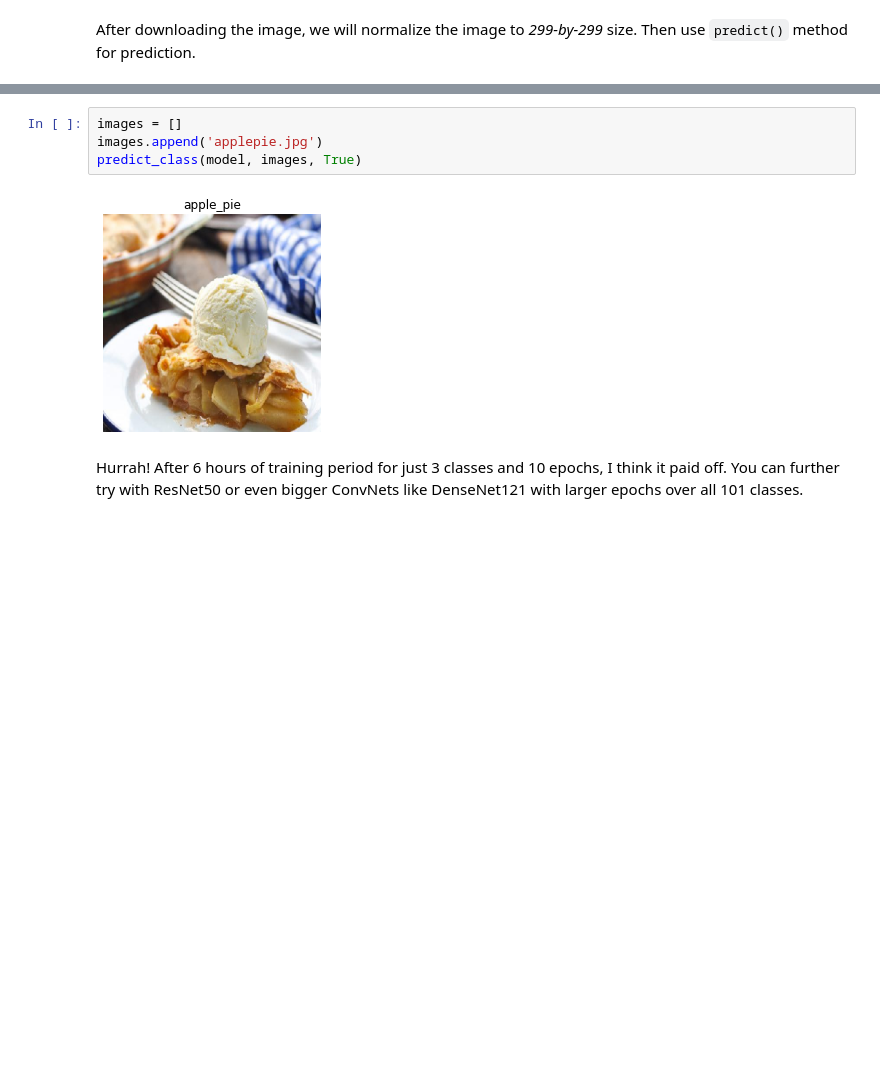
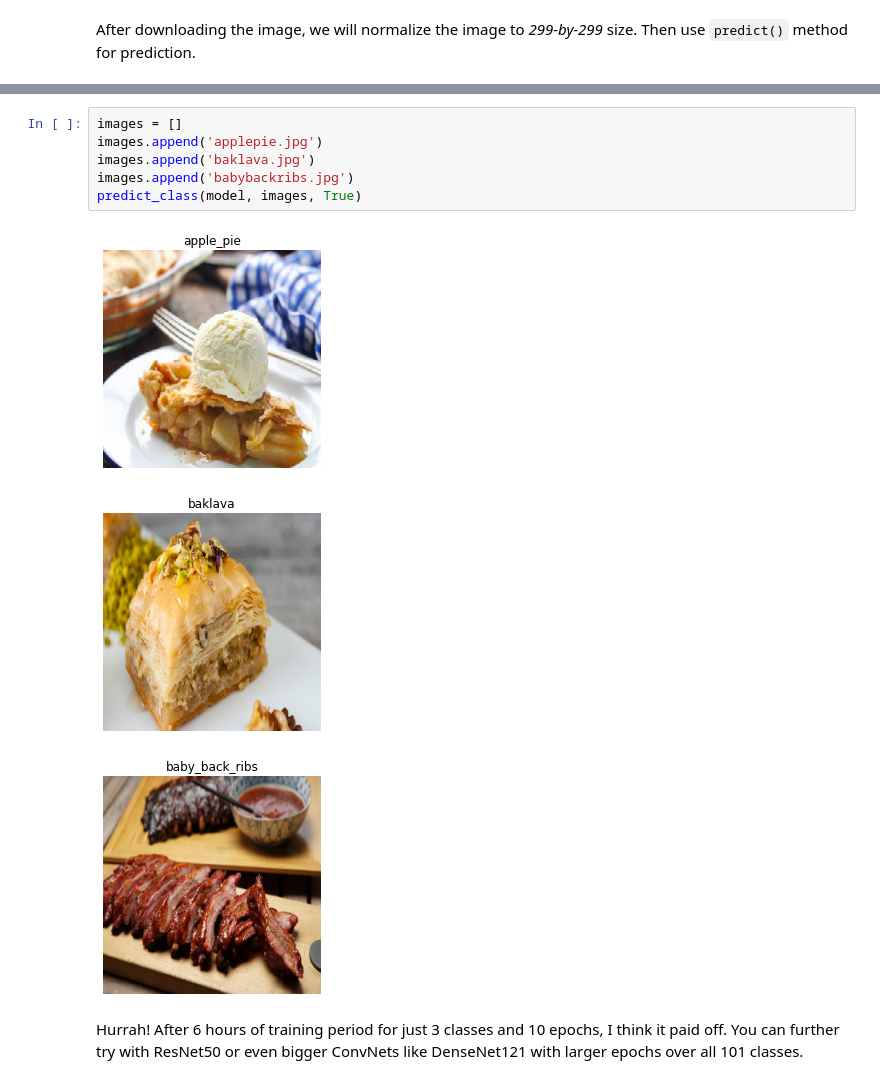
Before and after one commit to NikhilSKashyap/Food-101, a Jupyter notebook: Food101.ipynb, the cells around one changed output, grey strips where cells are left out. Cells and saved outputs as stored; diff of their text form; blank space fills up the shorter version.

```diff
--- a/Food101.ipynb
+++ b/Food101.ipynb
@@ -512,8 +576,12 @@ def predict_class(model, images, show = True):
 # %%
 images = []
 images.append('applepie.jpg')
+images.append('baklava.jpg')
+images.append('babybackribs.jpg')
 predict_class(model, images, True)
 # %% [output]
 [figure]
+[figure, added]
+[figure, added]
 # %% [markdown]
 Hurrah! After 6 hours of training period for just 3 classes and 10 epochs, I think it paid off. You can further try with ResNet50 or even bigger ConvNets like DenseNet121 with larger epochs over all 101 classes.
```
Also changed, not shown: parts of 22 cells of this notebook.
